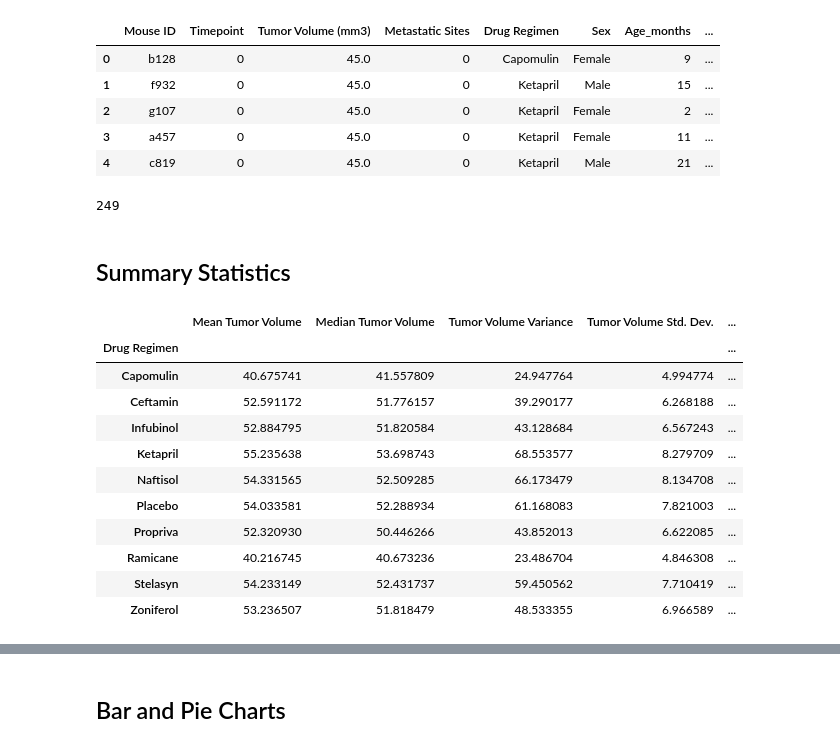
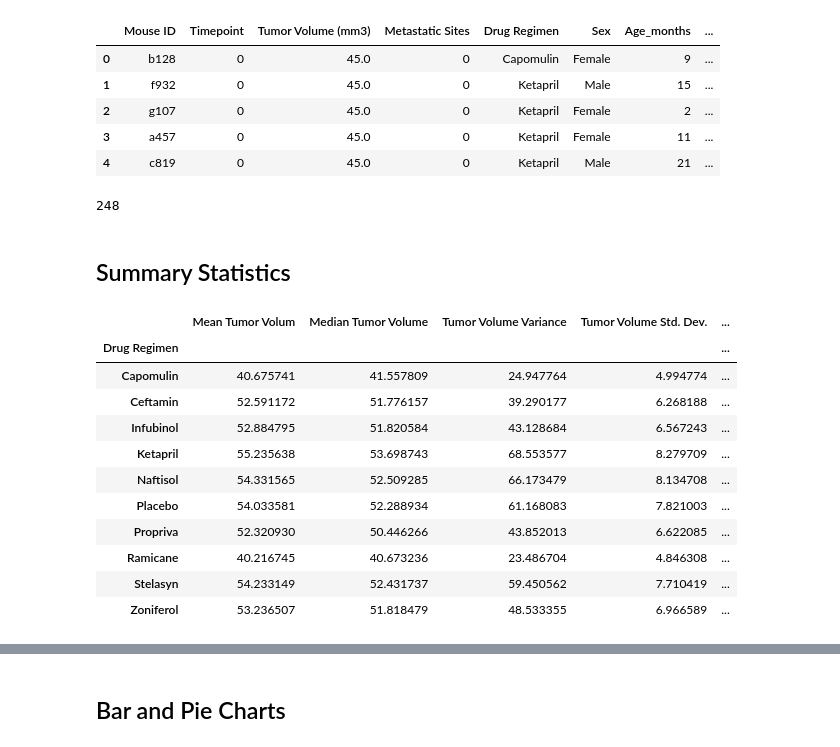
Before and after one commit to dilqvl62/Pymaceuticals-INC, a Jupyter notebook: Pymaceuticals/pymaceuticals_starter.ipynb, the cells around one changed output, grey strips where cells are left out. Drawn from its saved outputs; the diff is of its cells as text; code cells hidden in the pictures.

```diff
--- a/Pymaceuticals/pymaceuticals_starter.ipynb
+++ b/Pymaceuticals/pymaceuticals_starter.ipynb
@@ -64,7 +62,7 @@ mouse_study[mouse_study.duplicated(['Mouse ID','Timepoint'], keep = False)]
 # %%
 # Create a clean DataFrame by dropping the duplicate mouse by its ID.
-mouse_droped_duplicates = mouse_study.drop_duplicates(['Mouse ID'])
-mouse_droped_duplicates.head()
+mouse_study_2 = mouse_study.drop(mouse_study[mouse_study['Mouse ID'] == 'g989'].index, axis = 0)
+mouse_study_2.head()
 # %% [output]
 |  | Mouse ID | Timepoint | Tumor Volume (mm3) | Metastatic Sites | Drug Regimen | Sex | Age_months | ... |
 | 0 | b128 | 0 | 45.0 | 0 | Capomulin | Female | 9 | ... |
@@ -74,19 +72,32 @@ mouse_droped_duplicates.head()
 | 4 | c819 | 0 | 45.0 | 0 | Ketapril | Male | 21 | ... |
 # %%
 # Checking the number of mice in the clean DataFrame.
-mouse_droped_duplicates['Mouse ID'].nunique()
+mouse_study_2['Mouse ID'].nunique()
 # %% [output]
-249
+248
 # %% [markdown]
 ## Summary Statistics
 # %%
 # Generate a summary statistics table of mean, median, variance, standard deviation, and SEM of the tumor volume for each regimen
-
 # Use groupby and summary statistical methods to calculate the following properties of each drug regimen:
 # mean, median, variance, standard deviation, and SEM of the tumor volume.
+mean_tumor = mouse_study_2.groupby('Drug Regimen')['Tumor Volume (mm3)'].mean()
+median_tumor = mouse_study_2.groupby('Drug Regimen')['Tumor Volume (mm3)'].median()
+variance_tumor= mouse_study_2.groupby('Drug Regimen')['Tumor Volume (mm3)'].var()
+std_tumor = mouse_study_2.groupby('Drug Regimen')['Tumor Volume (mm3)'].std()
+sem_tumor= mouse_study_2.groupby('Drug Regimen')['Tumor Volume (mm3)'].sem()
+
 # Assemble the resulting series into a single summary DataFrame.
+tummor_summary = pd.DataFrame({
+                 "Mean Tumor Volum":mean_tumor ,
+                 "Median Tumor Volume":median_tumor,
+                 "Tumor Volume Variance":variance_tumor,
+                 "Tumor Volume Std. Dev.":std_tumor,
+                 "Tumor Volume Std. Err.":sem_tumor
+})
+tummor_summary
 # %% [output]
-|  | Mean Tumor Volume | Median Tumor Volume | Tumor Volume Variance | Tumor Volume Std. Dev. | ... |
+|  | Mean Tumor Volum | Median Tumor Volume | Tumor Volume Variance | Tumor Volume Std. Dev. | ... |
 | Drug Regimen |  |  |  |  | ... |
 | Capomulin | 40.675741 | 41.557809 | 24.947764 | 4.994774 | ... |
 | Ceftamin | 52.591172 | 51.776157 | 39.290177 | 6.268188 | ... |
```
Also changed, not shown: parts of 4 cells of this notebook, 1 other file.
